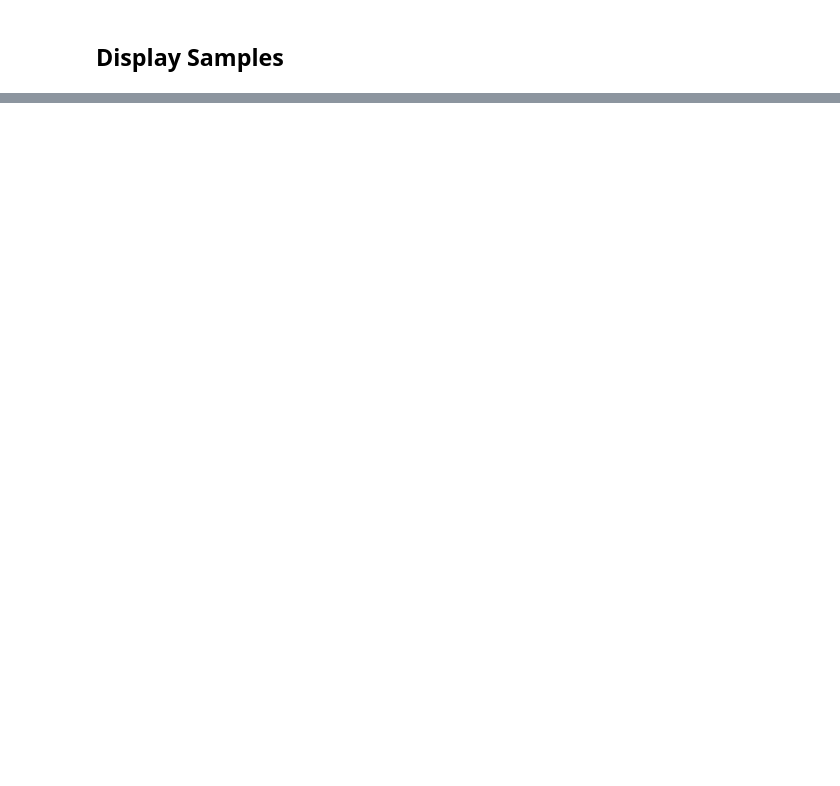
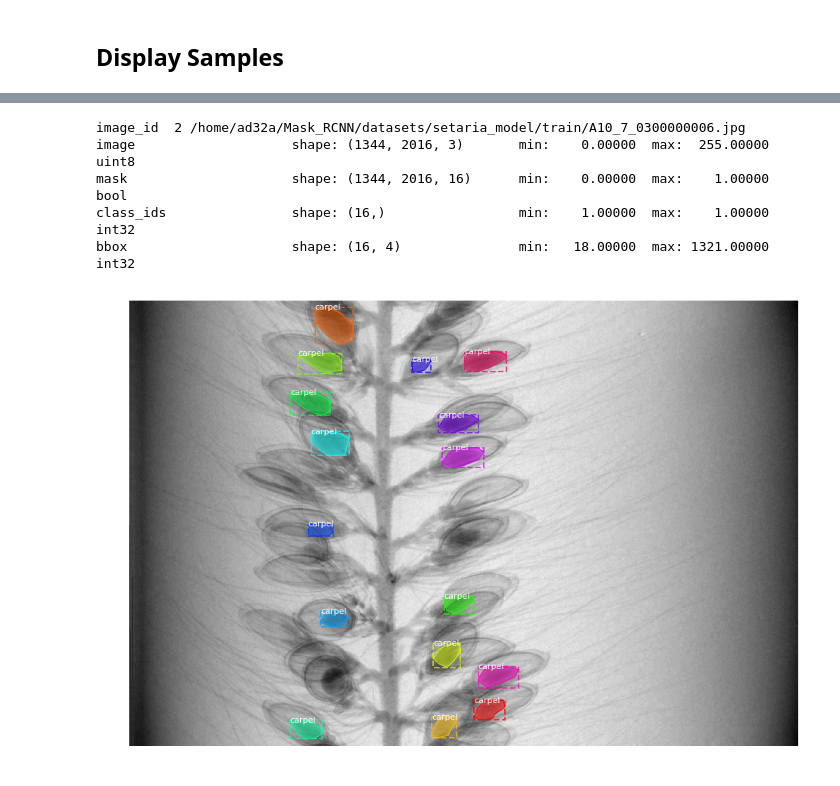
Before and after one commit to aednv/Carpel_Mask_RCNN, a Jupyter notebook: carpel/inspect_carpel_data.ipynb, the cells around one changed output, grey strips where cells are left out. Saved outputs shown, nothing was run; the diff lists cells and outputs as text; code cells hidden in the pictures; blank space fills up the shorter version.

```diff
--- a/carpel/inspect_carpel_data.ipynb
+++ b/carpel/inspect_carpel_data.ipynb
@@ -108,0 +78,23 @@ for image_id in image_ids:
+# %%
+# Load random image and mask.
+image_id = random.choice(dataset.image_ids)
+image = dataset.load_image(image_id)
+mask, class_ids = dataset.load_mask(image_id)
+# Compute Bounding box
+bbox = utils.extract_bboxes(mask)
+
+# Display image and additional stats
+print("image_id ", image_id, dataset.image_reference(image_id))
+log("image", image)
+log("mask", mask)
+log("class_ids", class_ids)
+log("bbox", bbox)
+# Display image and instances
+visualize.display_instances(image, bbox, mask, class_ids, dataset.class_names)
+# %% [output]
+image_id  2 /home/ad32a/Mask_RCNN/datasets/setaria_model/train/A10_7_0300000006.jpg
+image                    shape: (1344, 2016, 3)       min:    0.00000  max:  255.00000  uint8
+mask                     shape: (1344, 2016, 16)      min:    0.00000  max:    1.00000  bool
+class_ids                shape: (16,)                 min:    1.00000  max:    1.00000  int32
+bbox                     shape: (16, 4)               min:   18.00000  max: 1321.00000  int32
+[figure, added]
```
Also changed, not shown: parts of 12 cells of this notebook, 1 other file.
